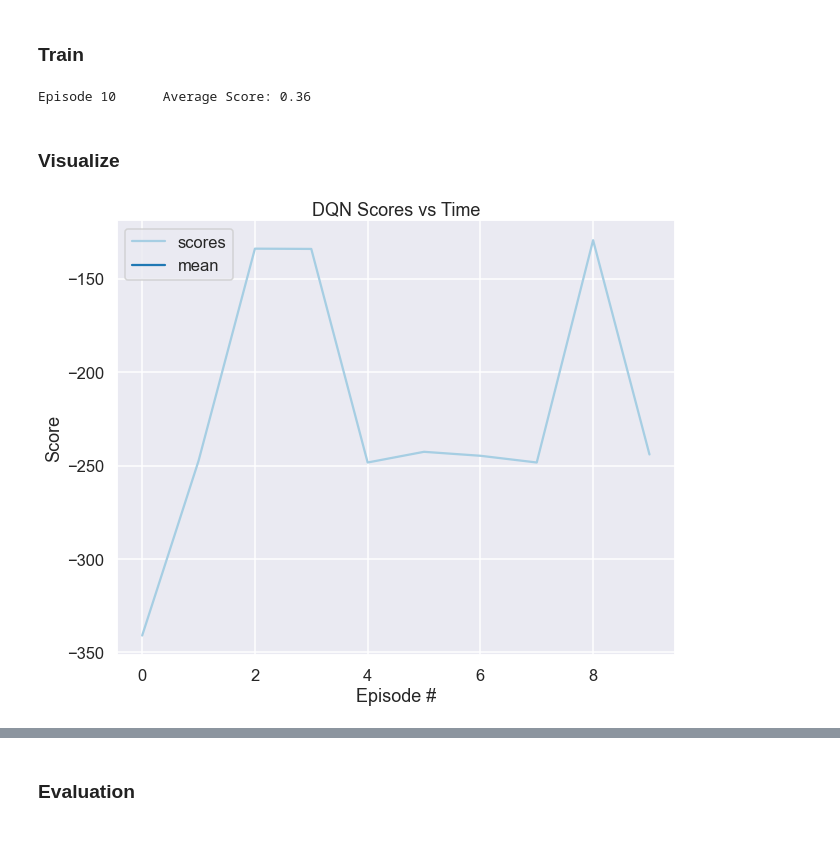
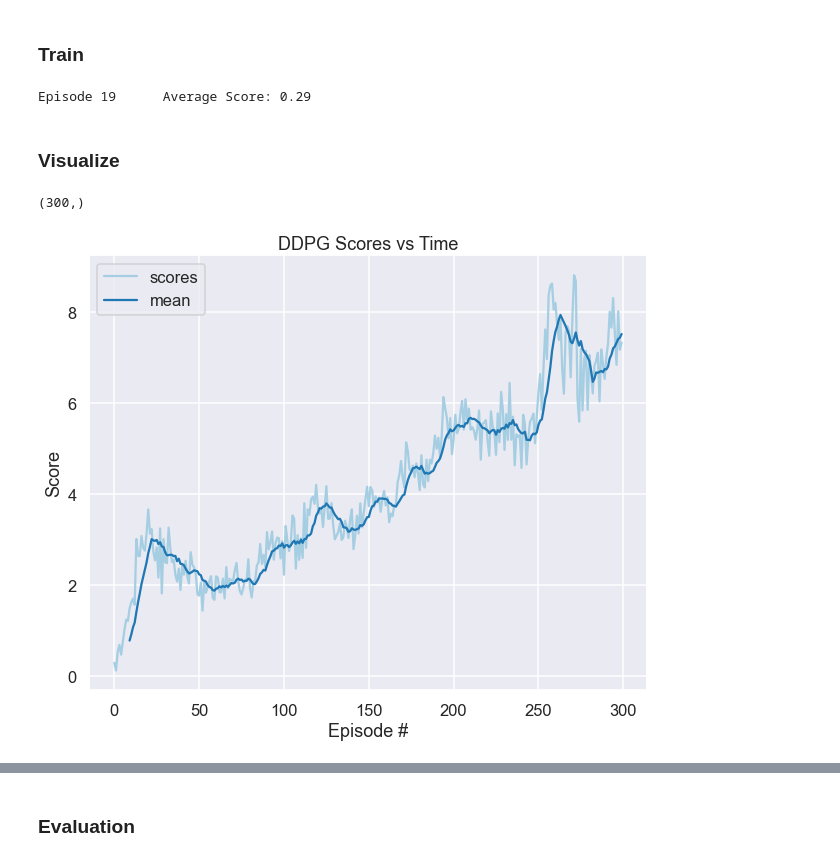
Before and after one commit to amcumber/udacity-rl-continuous-control, a Jupyter notebook: Continuous_Control.ipynb, the cells around one changed output, grey strips where cells are left out. Cells and saved outputs as stored; diff of their text form; code cells hidden in the pictures.

```diff
--- a/Continuous_Control.ipynb
+++ b/Continuous_Control.ipynb
@@ -233,7 +233,7 @@ trainer = Trainer(
     window_len=WINDOW_LEN,
     solved=solved,
     n_workers=N_WORKERS,
-    max_samples=10,  # note can be lower than n
+    max_workers=MAX_WORKERS,  # note can be lower than n
     save_root=root_name,
 )
 # %% [output]
@@ -259,4 +259,4 @@ Unity brain name: ReacherBrain
 # %%
 scores = trainer.train()
 # %% [output]
-Episode 10      Average Score: 0.36
+Episode 19      Average Score: 0.29
@@ -271,14 +267,24 @@ i_map = 0
+# %%
+np.mean(np.array(trainer.scores_).squeeze(), 1).shape
+# %% [output]
+(300,)
 # %%
-scores = np.array(trainer.scores_).squeeze()
+sns.set_style('darkgrid')
+sns.set_context('talk')
+sns.set_palette('Paired')
+cmap = sns.color_palette('Paired')
+i_map = 0
+
+scores = np.mean(np.array(trainer.scores_).squeeze(), 1)
 score_df = pd.DataFrame({'scores': scores})
 score_df = score_df.assign(mean=lambda df: df.rolling(10).mean()['scores'])
 
 fig ,ax = plt.subplots(1,1, figsize=(10,8))
 
 ax = score_df.plot(ax=ax, color=cmap[2*(i_map%3):])
-ax.set_title('DQN Scores vs Time')
+ax.set_title('DDPG Scores vs Time')
 ax.set_xlabel('Episode #')
 ax.set_ylabel('Score')
 plt.show()
 # %% [output]
-[figure, old version]
+[figure, new version]
```
Also changed, not shown: parts of 4 cells of this notebook, 3 other files.
